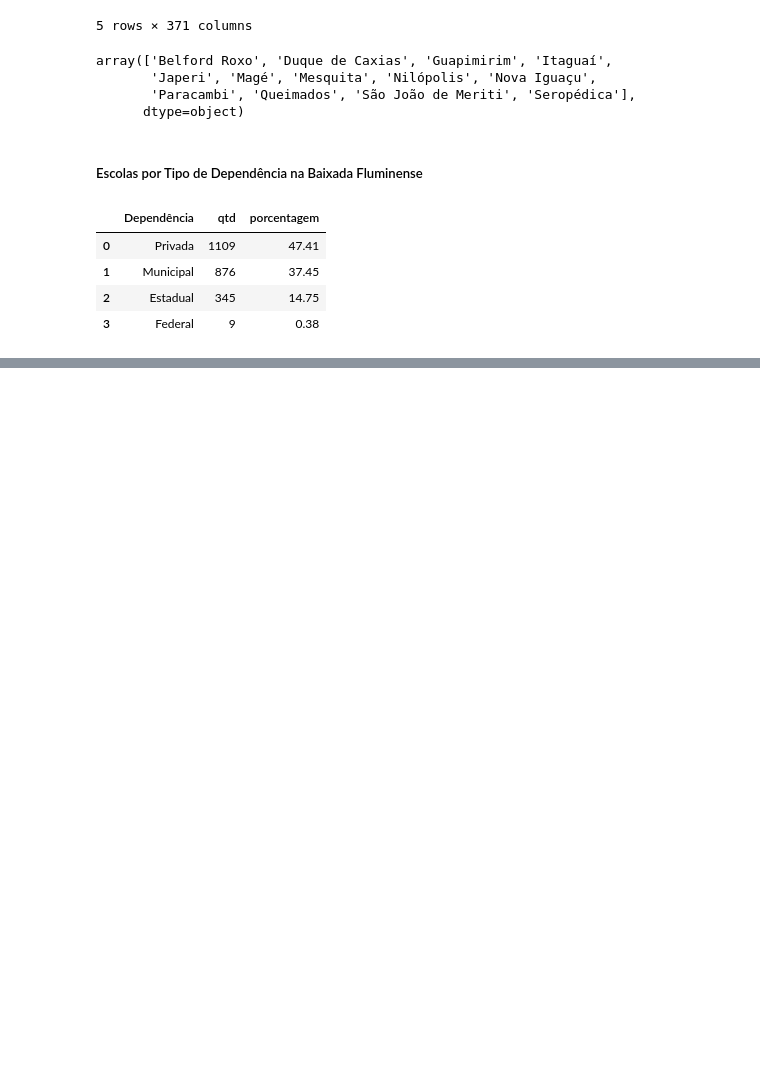
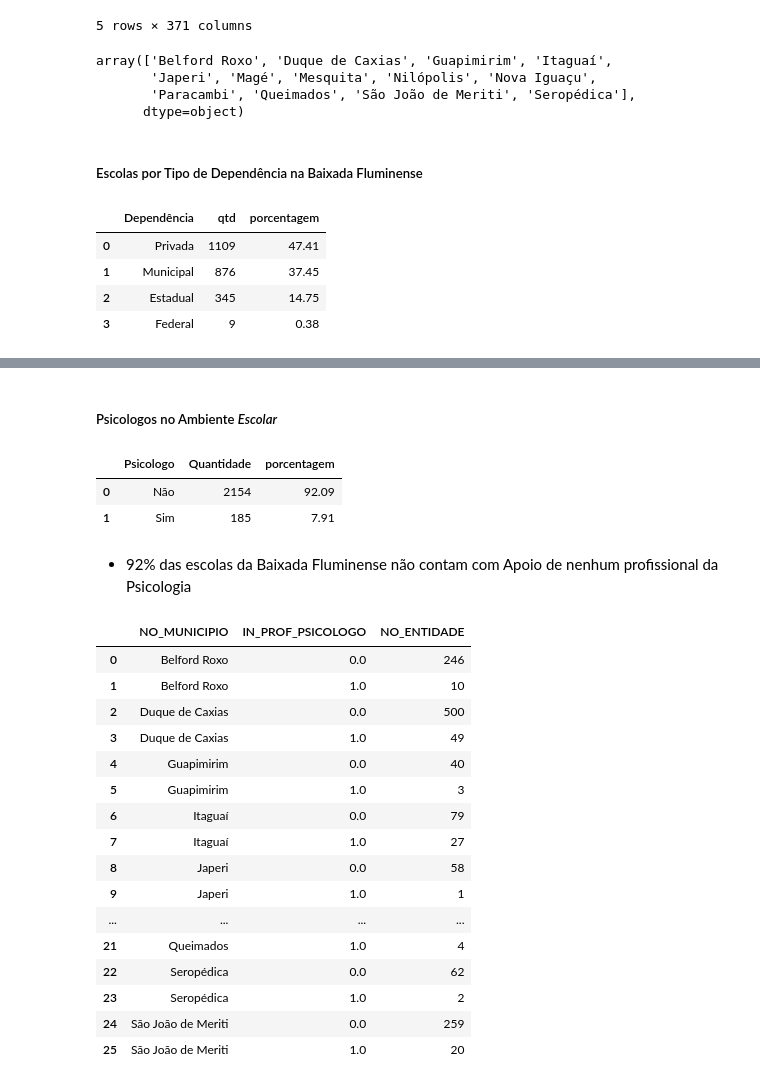
Before and after one commit to CyberBantu/Analise_CensoEscolar_RJ, a Jupyter notebook: Analise_dados_CensoEscolar_RJ.ipynb, the cells around one changed output, grey strips where cells are left out. Saved outputs shown, nothing was run; the diff lists cells and outputs as text; code cells hidden in the pictures; blank space fills up the shorter version.

```diff
--- a/Analise_dados_CensoEscolar_RJ.ipynb
+++ b/Analise_dados_CensoEscolar_RJ.ipynb
@@ -327,0 +364,35 @@ fig
+# %% [markdown]
+##### Psicologos no Ambiente *Escolar*
+# %%
+psicologos = baixada['IN_PROF_PSICOLOGO'].value_counts().reset_index().replace(0,'Não').replace(1,'Sim').rename(columns = {'index' : 'Psicologo', 'IN_PROF_PSICOLOGO' : 'Quantidade'})
+psicologos['porcentagem'] = round(psicologos['Quantidade'] / psicologos['Quantidade'].sum()*100,2)
+psicologos
+# %% [output]
+|  | Psicologo | Quantidade | porcentagem |
+| 0 | Não | 2154 | 92.09 |
+| 1 | Sim | 185 | 7.91 |
+# %% [markdown]
+* 92% das escolas da Baixada Fluminense não contam com Apoio de nenhum profissional da Psicologia
+# %%
+# Quantidade de escolas por municipio
+escolas_com_psicologos = baixada[['NO_MUNICIPIO', 'NO_ENTIDADE','IN_PROF_PSICOLOGO']]
+escola_psi = escolas_com_psicologos.groupby(['NO_MUNICIPIO','IN_PROF_PSICOLOGO']).count().reset_index()
+escola_psi
+# %% [output]
+|  | NO_MUNICIPIO | IN_PROF_PSICOLOGO | NO_ENTIDADE |
+| 0 | Belford Roxo | 0.0 | 246 |
+| 1 | Belford Roxo | 1.0 | 10 |
+| 2 | Duque de Caxias | 0.0 | 500 |
+| 3 | Duque de Caxias | 1.0 | 49 |
+| 4 | Guapimirim | 0.0 | 40 |
+| 5 | Guapimirim | 1.0 | 3 |
+| 6 | Itaguaí | 0.0 | 79 |
+| 7 | Itaguaí | 1.0 | 27 |
+| 8 | Japeri | 0.0 | 58 |
+| 9 | Japeri | 1.0 | 1 |
+| ... | ... | ... | ... |
+| 21 | Queimados | 1.0 | 4 |
+| 22 | Seropédica | 0.0 | 62 |
+| 23 | Seropédica | 1.0 | 2 |
+| 24 | São João de Meriti | 0.0 | 259 |
+| 25 | São João de Meriti | 1.0 | 20 |
```
Also changed, not shown: parts of 8 cells of this notebook.
